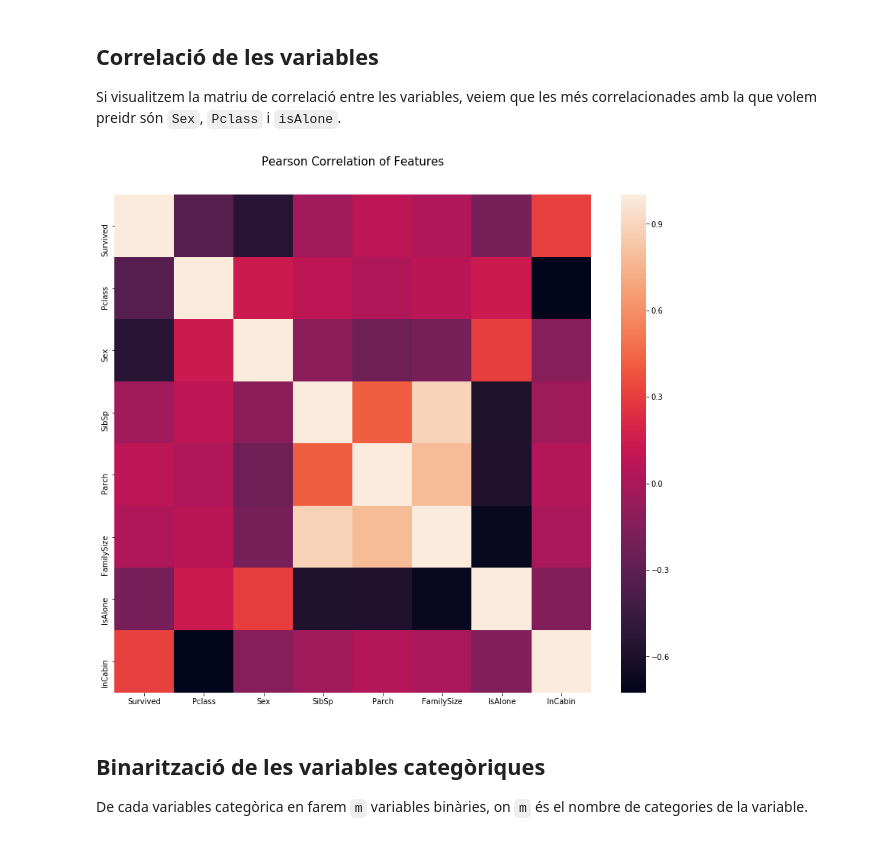
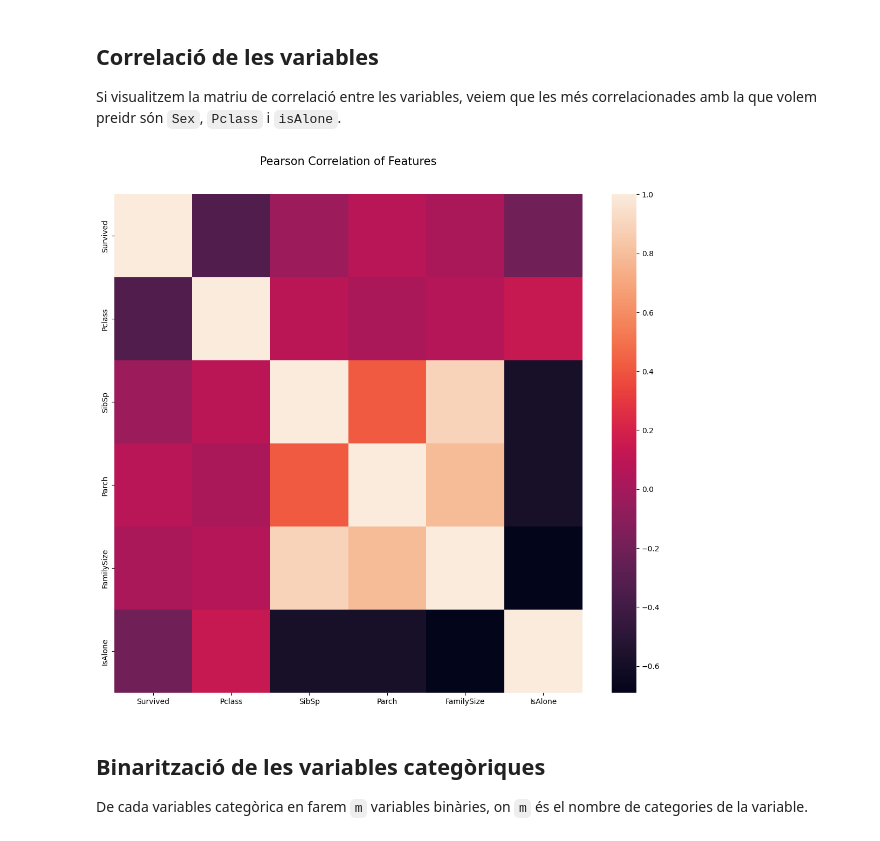
Before and after one commit to xdurana/uoc-dmlab, a Jupyter notebook: Python/Activitat 8/exemple-complet.ipynb, the cells around one changed output. Cells and saved outputs as stored; diff of their text form; code cells hidden in the pictures.

```diff
--- a/Python/Activitat 8/exemple-complet.ipynb
+++ b/Python/Activitat 8/exemple-complet.ipynb
@@ -409,14 +414,19 @@ df.drop(['Name'], axis=1, inplace=True)
 
 Si visualitzem la matriu de correlació entre les variables, veiem que les més correlacionades amb la que volem preidr són `Sex`, `Pclass` i `isAlone`.
 # %%
-correlation_matrix = df.corr()
-correlation_matrix
+# Select only the numeric columns from df
+df_numeric = df.select_dtypes(include=[np.number])
 
+# Now compute the correlation matrix
+correlation_matrix = df_numeric.corr()
+
+# Continue with your original code
 plt.figure(figsize=(14,12))
 plt.title('Pearson Correlation of Features', y=1.05, size=15)
-sns.heatmap(correlation_matrix);
+sns.heatmap(correlation_matrix)
+plt.show()
 # %% [output]
-[figure, old version]
+[figure, new version]
 # %% [markdown]
 ## Binarització de les variables categòriques
 
```
Also changed, not shown: parts of 41 cells of this notebook, 6 other files.
